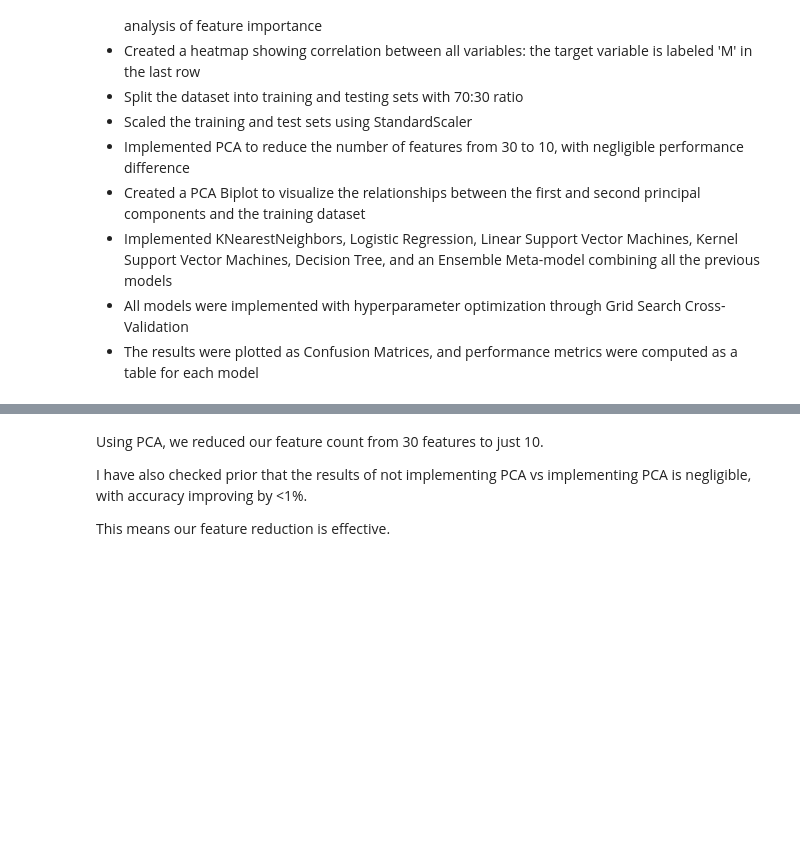
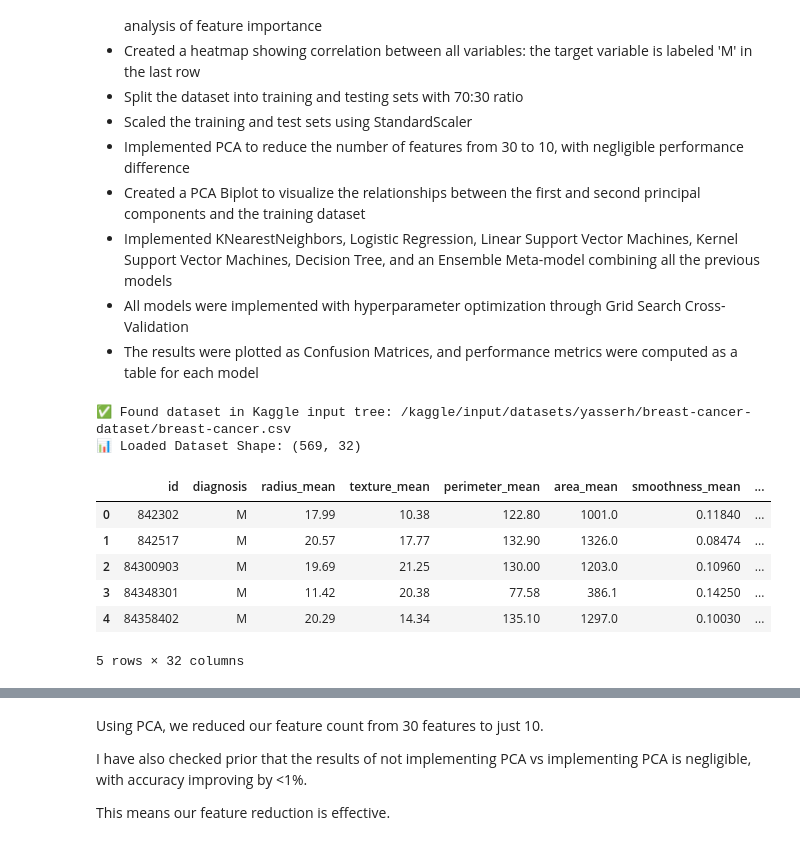
Before and after one commit to Bhawesh-007/MedSynapse, a Jupyter notebook: notebooks/Final_Breast_Cancer_Prediction.ipynb, the cells around one changed output, grey strips where cells are left out. Saved outputs shown, nothing was run; the diff lists cells and outputs as text; code cells hidden in the pictures; blank space fills up the shorter version.

```diff
--- a/notebooks/Final_Breast_Cancer_Prediction.ipynb
+++ b/notebooks/Final_Breast_Cancer_Prediction.ipynb
@@ -21 +13,74 @@ df = pd.read_csv('/kaggle/input/breast-cancer-dataset/Breast_cancer_dataset.csv'
+# %%
+# ====================================================================
+# 🌐 DATASET AUTO-RESOLVER & KAGGLE CONNECTOR (Breast Cancer WDBC)
+# ====================================================================
+import os
+import glob
+import urllib.request
+import numpy as np
+import pandas as pd
+import seaborn as sns
+import matplotlib.pyplot as plt
+
+candidate_files = [
+    '../datasets/Breast_cancer_dataset.csv',
+    './datasets/Breast_cancer_dataset.csv',
+    './Breast_cancer_dataset.csv',
+    '/kaggle/input/breast-cancer-dataset/Breast_cancer_dataset.csv',
+    '/kaggle/input/breast-cancer-wisconsin-data/data.csv',
+    '/kaggle/input/breast-cancer-wisconsin-dataset/data.csv'
+]
+
+csv_path = None
+# 1. Check known candidates
+for f in candidate_files:
+    if os.path.exists(f):
+        csv_path = f
+        print(f'✅ Found dataset file at: {csv_path}')
+        break
+
+# 2. If running in Kaggle input tree, search dynamically for any csv
+if not csv_path and os.path.exists('/kaggle/input'):
+    for root, _, files in os.walk('/kaggle/input'):
+        for file in files:
+            if file.endswith('.csv'):
+                csv_path = os.path.join(root, file)
+                print(f'✅ Found dataset in Kaggle input tree: {csv_path}')
+                break
+        if csv_path:
+            break
+
+# 3. Auto-download via KaggleHub or fallback mirror
+if not csv_path:
+    print('⚡ Dataset not found locally. Attempting KaggleHub download...')
+    try:
+        import kagglehub
+        download_dir = kagglehub.dataset_download('yasserh/breast-cancer-dataset')
+        for root, _, files in os.walk(download_dir):
+            for file in files:
+                if file.endswith('.csv'):
+                    csv_path = os.path.join(root, file)
+                    print(f'✅ Downloaded via KaggleHub: {csv_path}')
+                    break
+    except Exception as e:
+        print(f'⚠️ KaggleHub notice: {e}. Falling back to online mirror...')
+        fallback_url = 'https://raw.githubusercontent.com/YBIFoundation/Dataset/main/Cancer.csv'
+        os.makedirs('datasets', exist_ok=True)
+        csv_path = 'datasets/Breast_cancer_dataset.csv'
+        urllib.request.urlretrieve(fallback_url, csv_path)
+        print(f'✅ Downloaded mirror to: {csv_path}')
+
+df = pd.read_csv(csv_path)
+print(f'📊 Loaded Dataset Shape: {df.shape}')
+df.head()
+# %% [output]
+✅ Found dataset in Kaggle input tree: /kaggle/input/datasets/yasserh/breast-cancer-dataset/breast-cancer.csv
+📊 Loaded Dataset Shape: (569, 32)
+|  | id | diagnosis | radius_mean | texture_mean | perimeter_mean | area_mean | smoothness_mean | ... |
+| 0 | 842302 | M | 17.99 | 10.38 | 122.80 | 1001.0 | 0.11840 | ... |
+| 1 | 842517 | M | 20.57 | 17.77 | 132.90 | 1326.0 | 0.08474 | ... |
+| 2 | 84300903 | M | 19.69 | 21.25 | 130.00 | 1203.0 | 0.10960 | ... |
+| 3 | 84348301 | M | 11.42 | 20.38 | 77.58 | 386.1 | 0.14250 | ... |
+| 4 | 84358402 | M | 20.29 | 14.34 | 135.10 | 1297.0 | 0.10030 | ... |
+5 rows × 32 columns
 # %%
```
Also changed, not shown: parts of 25 cells of this notebook, 3 other files.
